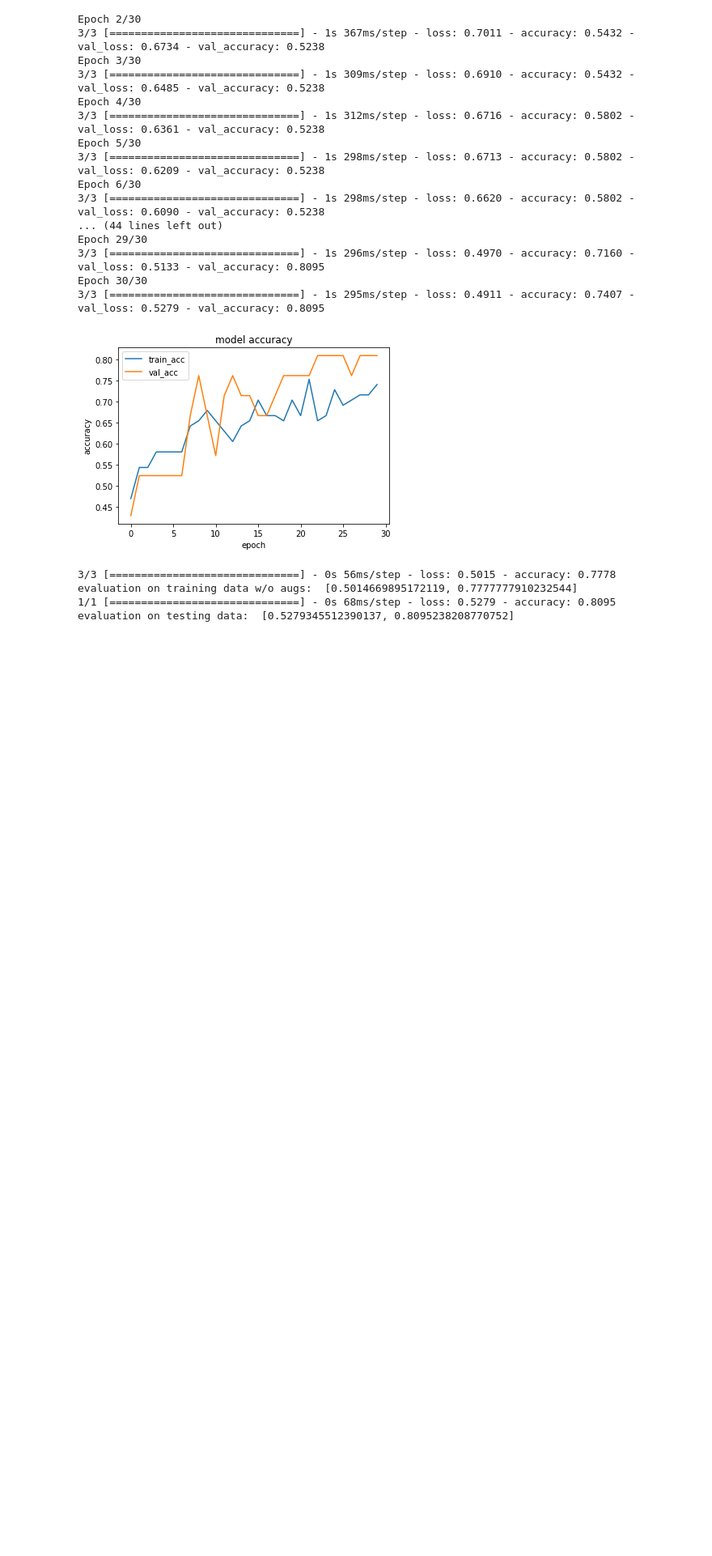
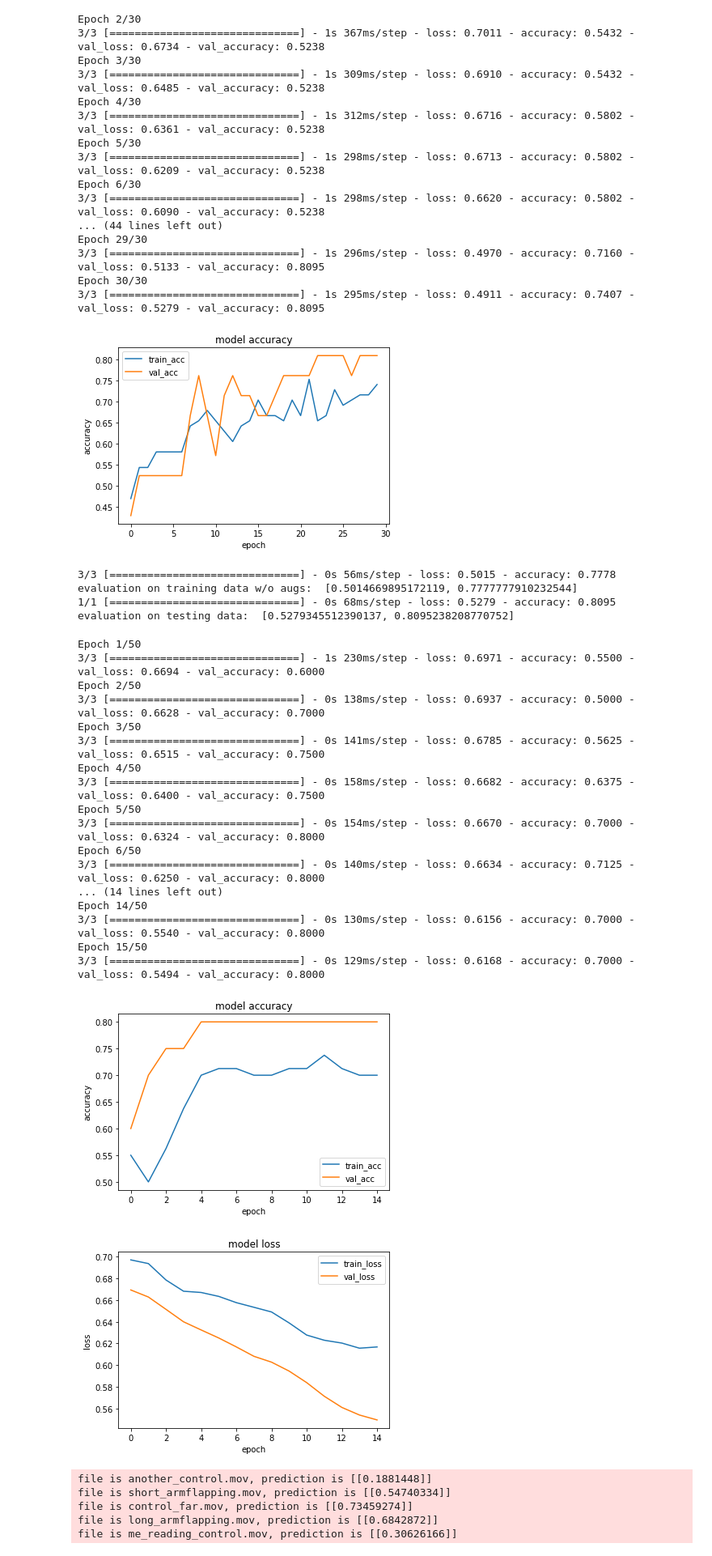
Before and after one commit to anish-lakkapragada/Hand-Classification-For-Autism-Diagnosis, a Jupyter notebook: Hand Flapping Classifier_2.ipynb, the cells around one changed output. Shown at 81% size. Saved outputs shown, nothing was run; the diff lists cells and outputs as text; code cells hidden in the pictures; blank space fills up the shorter version.

```diff
--- a/Hand Flapping Classifier_2.ipynb
+++ b/Hand Flapping Classifier_2.ipynb
@@ -853,0 +885,43 @@ def cross_validate(model, epochs = 50, callbacks=[]):
+# %%
+model_1 = tf.keras.models.Sequential([
+    tf.keras.layers.LSTM(32, return_sequences=False),
+    tf.keras.layers.Dropout(0.2),
+    tf.keras.layers.Dense(1, activation="sigmoid")
+])
+
+es = tf.keras.callbacks.EarlyStopping(monitor = "val_accuracy", patience=10)
+
+model_1.compile(loss = "binary_crossentropy", optimizer = tf.keras.optimizers.Adam(learning_rate=0.0005), metrics=['accuracy'])
+history = model_1.fit(X_train, y_train, validation_data = (X_test, y_test), epochs = 50, callbacks = [])
+
+# plot accuracy and loss
+plot(history)
+
+# evaluate on our own custom videos
+for file in glob("*.mov"):
+    print(f"file is {file}, prediction is {predict_on_video(model_1, file)}")
+# %% [output]
+Epoch 1/50
+3/3 [==============================] - 1s 230ms/step - loss: 0.6971 - accuracy: 0.5500 - val_loss: 0.6694 - val_accuracy: 0.6000
+Epoch 2/50
+3/3 [==============================] - 0s 138ms/step - loss: 0.6937 - accuracy: 0.5000 - val_loss: 0.6628 - val_accuracy: 0.7000
+Epoch 3/50
+3/3 [==============================] - 0s 141ms/step - loss: 0.6785 - accuracy: 0.5625 - val_loss: 0.6515 - val_accuracy: 0.7500
+Epoch 4/50
+3/3 [==============================] - 0s 158ms/step - loss: 0.6682 - accuracy: 0.6375 - val_loss: 0.6400 - val_accuracy: 0.7500
+Epoch 5/50
+3/3 [==============================] - 0s 154ms/step - loss: 0.6670 - accuracy: 0.7000 - val_loss: 0.6324 - val_accuracy: 0.8000
+Epoch 6/50
+3/3 [==============================] - 0s 140ms/step - loss: 0.6634 - accuracy: 0.7125 - val_loss: 0.6250 - val_accuracy: 0.8000
+... (14 lines left out)
+Epoch 14/50
+3/3 [==============================] - 0s 130ms/step - loss: 0.6156 - accuracy: 0.7000 - val_loss: 0.5540 - val_accuracy: 0.8000
+Epoch 15/50
+3/3 [==============================] - 0s 129ms/step - loss: 0.6168 - accuracy: 0.7000 - val_loss: 0.5494 - val_accuracy: 0.8000
+[figure, added]
+[figure, added]
+file is another_control.mov, prediction is [[0.1881448]]
+file is short_armflapping.mov, prediction is [[0.54740334]]
+file is control_far.mov, prediction is [[0.73459274]]
+file is long_armflapping.mov, prediction is [[0.6842872]]
+file is me_reading_control.mov, prediction is [[0.30626166]]
```
Also changed, not shown: parts of 14 cells of this notebook, 1 other file.
